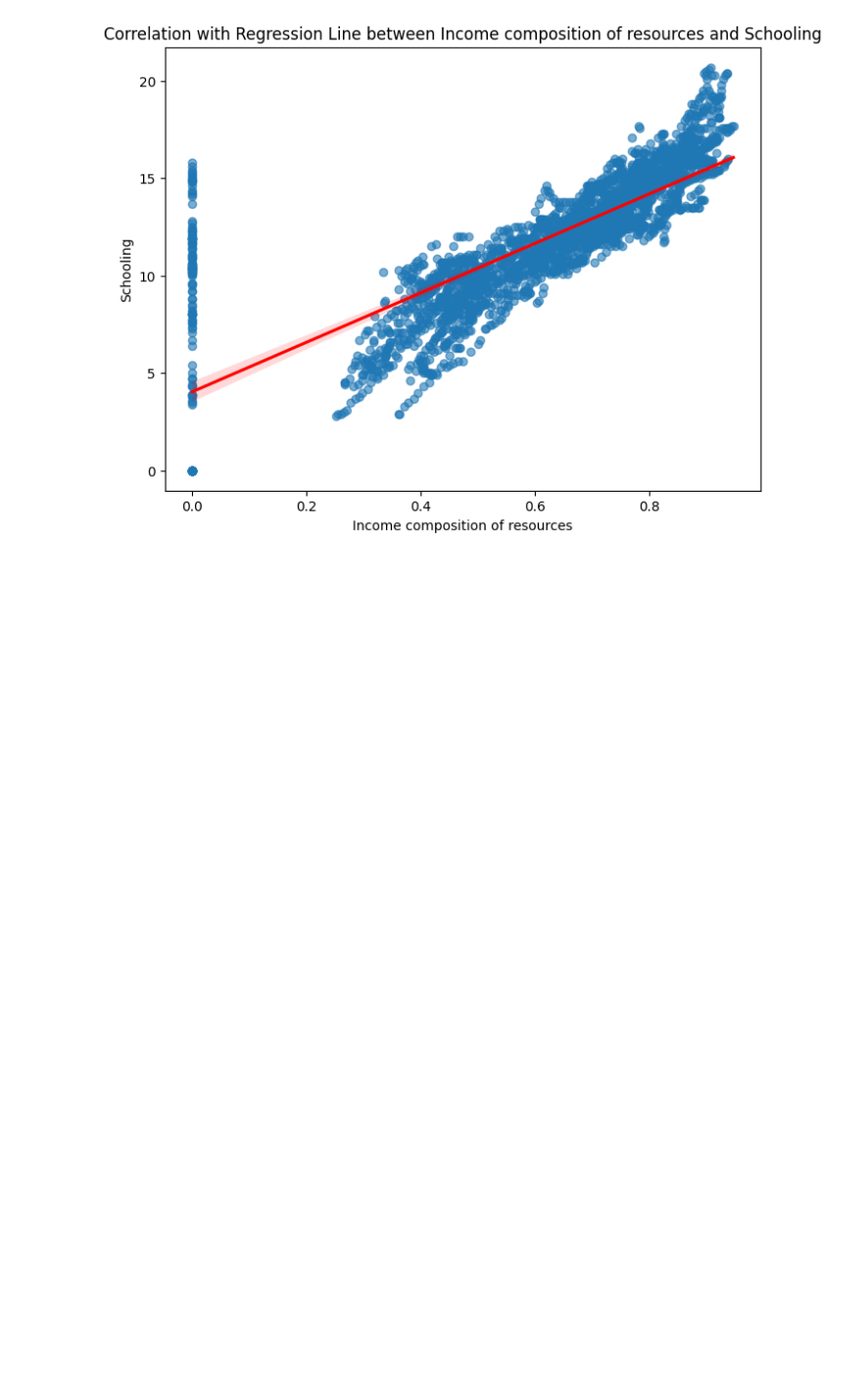
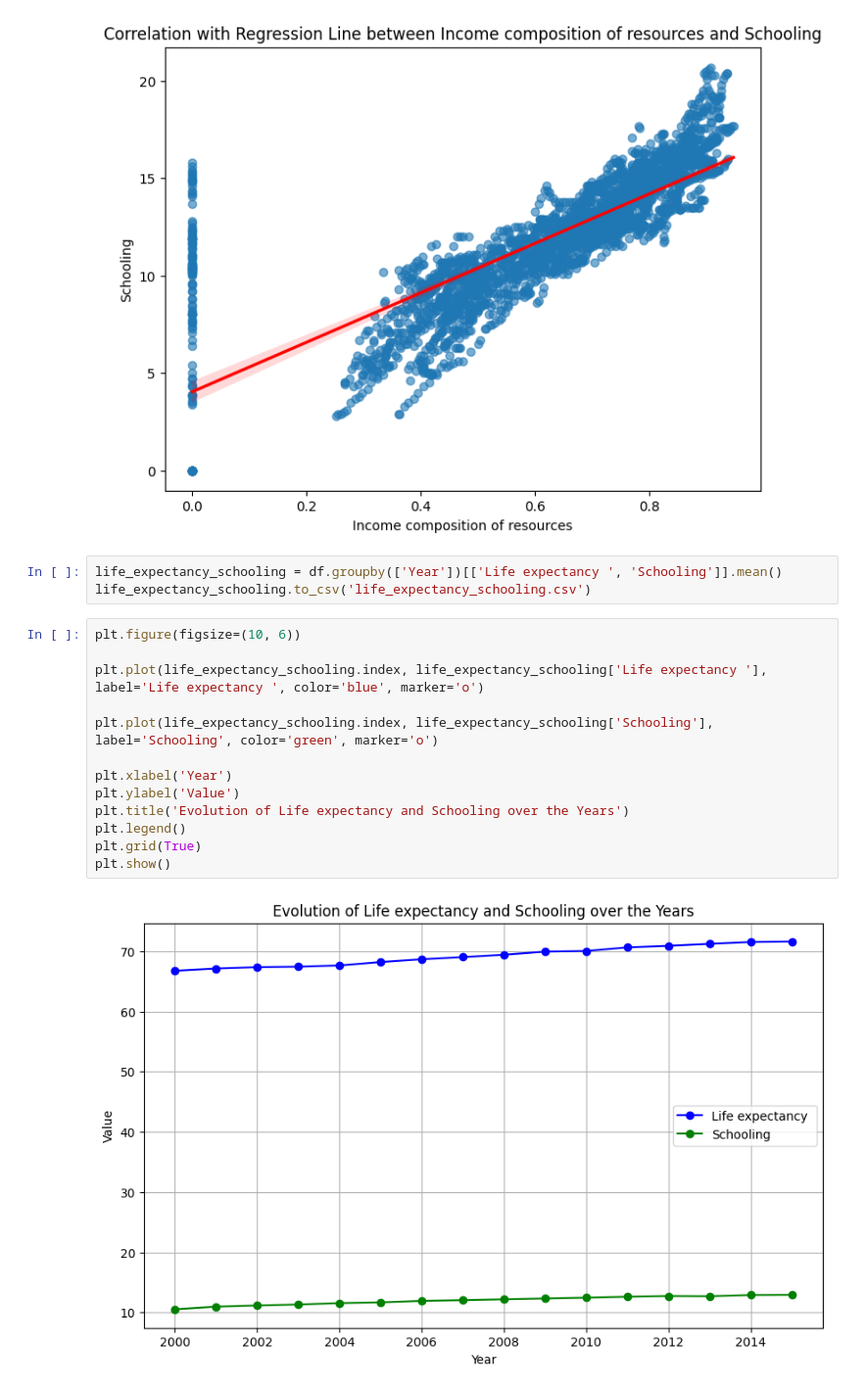
Before and after one commit to victor-duwat/Dazzle-Dash, a Jupyter notebook: notebook.ipynb, the cells around one changed output. Shown at 98% size. Saved outputs shown, nothing was run; the diff lists cells and outputs as text; blank space fills up the shorter version.

```diff
--- a/notebook.ipynb
+++ b/notebook.ipynb
@@ -472,3 +472,21 @@ plt.title('Correlation with Regression Line between Income composition of resour
 plt.show()
 # %% [output]
 [figure]
+# %%
+life_expectancy_schooling = df.groupby(['Year'])[['Life expectancy ', 'Schooling']].mean()
+life_expectancy_schooling.to_csv('life_expectancy_schooling.csv')
+# %%
+plt.figure(figsize=(10, 6))
+
+plt.plot(life_expectancy_schooling.index, life_expectancy_schooling['Life expectancy '], label='Life expectancy ', color='blue', marker='o')
+
+plt.plot(life_expectancy_schooling.index, life_expectancy_schooling['Schooling'], label='Schooling', color='green', marker='o')
+
+plt.xlabel('Year')
+plt.ylabel('Value')
+plt.title('Evolution of Life expectancy and Schooling over the Years')
+plt.legend()
+plt.grid(True)
+plt.show()
+# %% [output]
+[figure, added]
```
Also changed, not shown: parts of 10 cells of this notebook, 4 other files.
